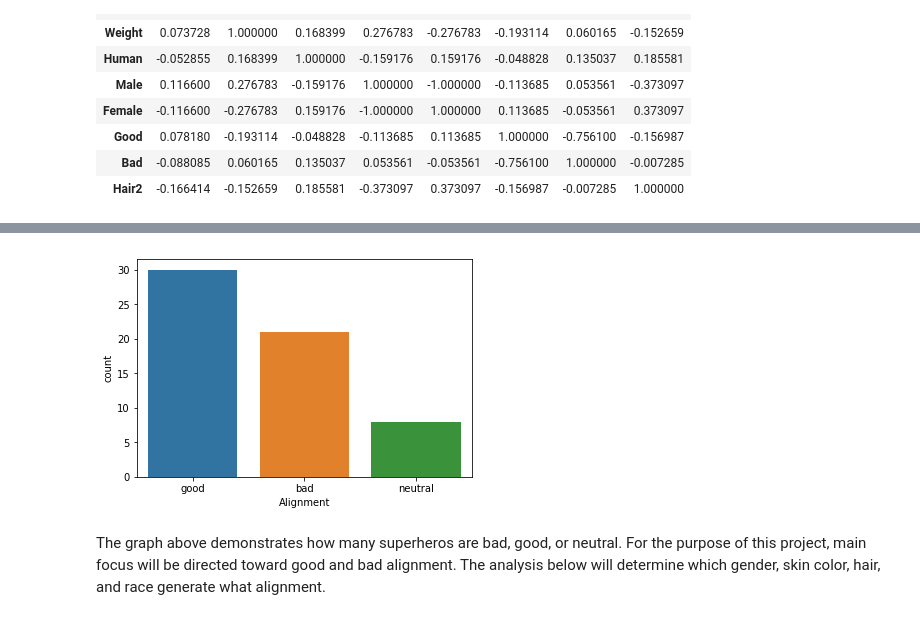
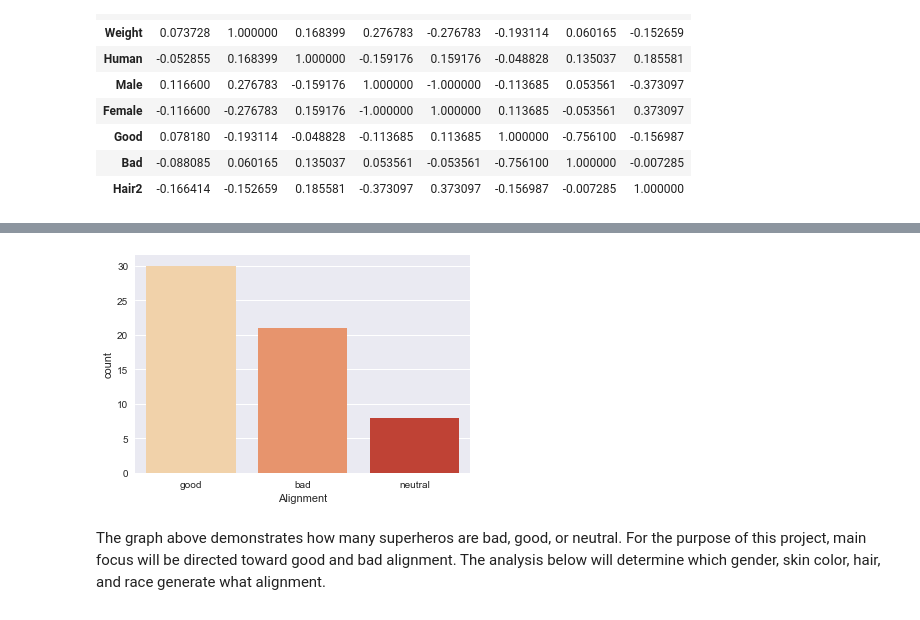
Before and after one commit to skvirk/Thinkful-Bootcamp, a Jupyter notebook: Final_Capstone_Superheros.ipynb, the cells around one changed output, grey strips where cells are left out. Saved outputs shown, nothing was run; the diff lists cells and outputs as text; code cells hidden in the pictures.

```diff
--- a/Final_Capstone_Superheros.ipynb
+++ b/Final_Capstone_Superheros.ipynb
@@ -101,7 +107,8 @@ df2.corr()
 # %%
-sns.countplot(x='Alignment', data=df2);
+sns.set(style='darkgrid')
+sns.countplot(x='Alignment', data=df2, palette= 'OrRd');
 # %% [output]
-[figure, old version]
+[figure, new version]
 # %% [markdown]
 The graph above demonstrates how many superheros are bad, good, or neutral. For the purpose of this project, main focus will be directed toward good and bad alignment. The analysis below will determine which gender, skin color, hair, and race generate what alignment.
 # %% [markdown]
```
Also changed, not shown: parts of 11 cells of this notebook.
